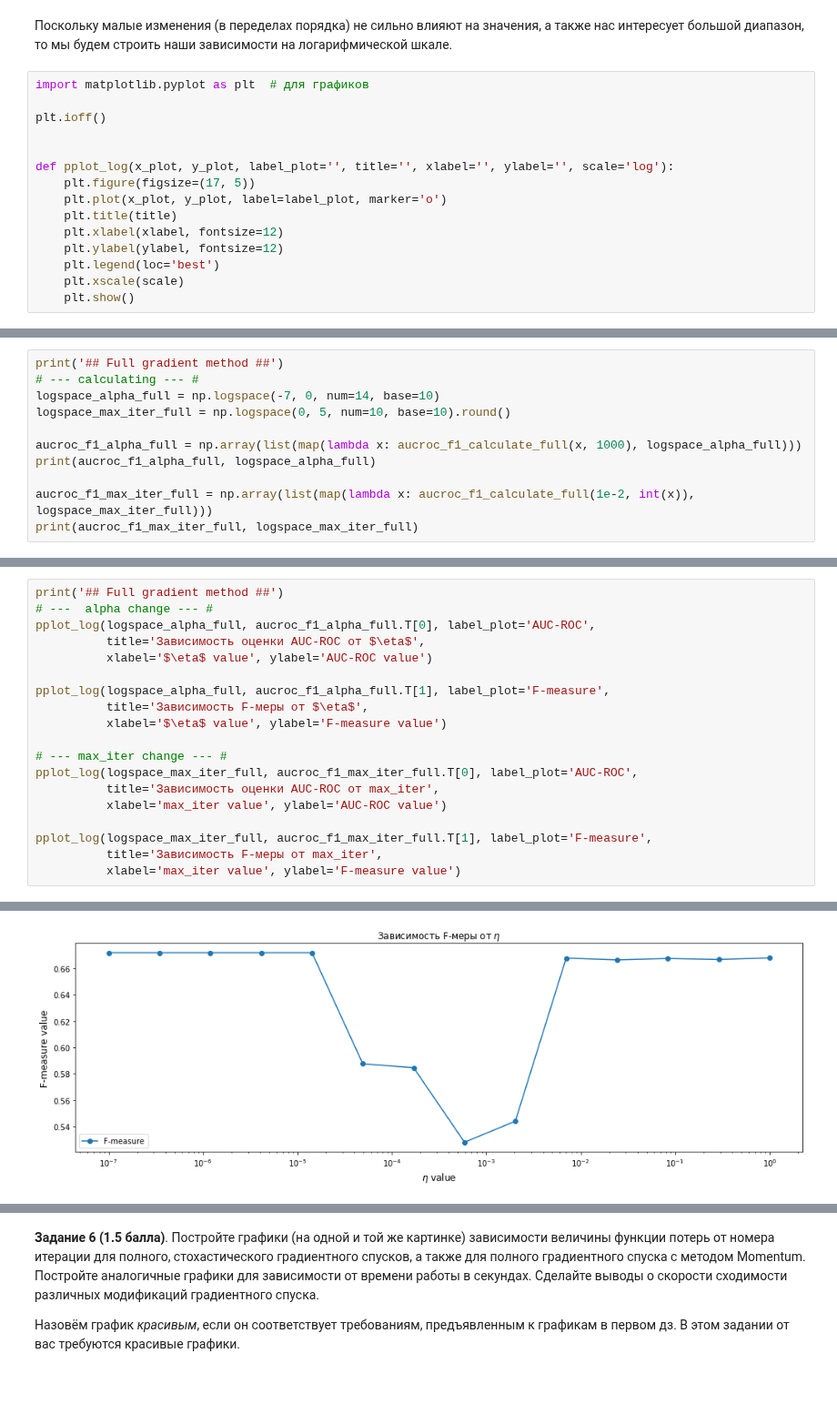
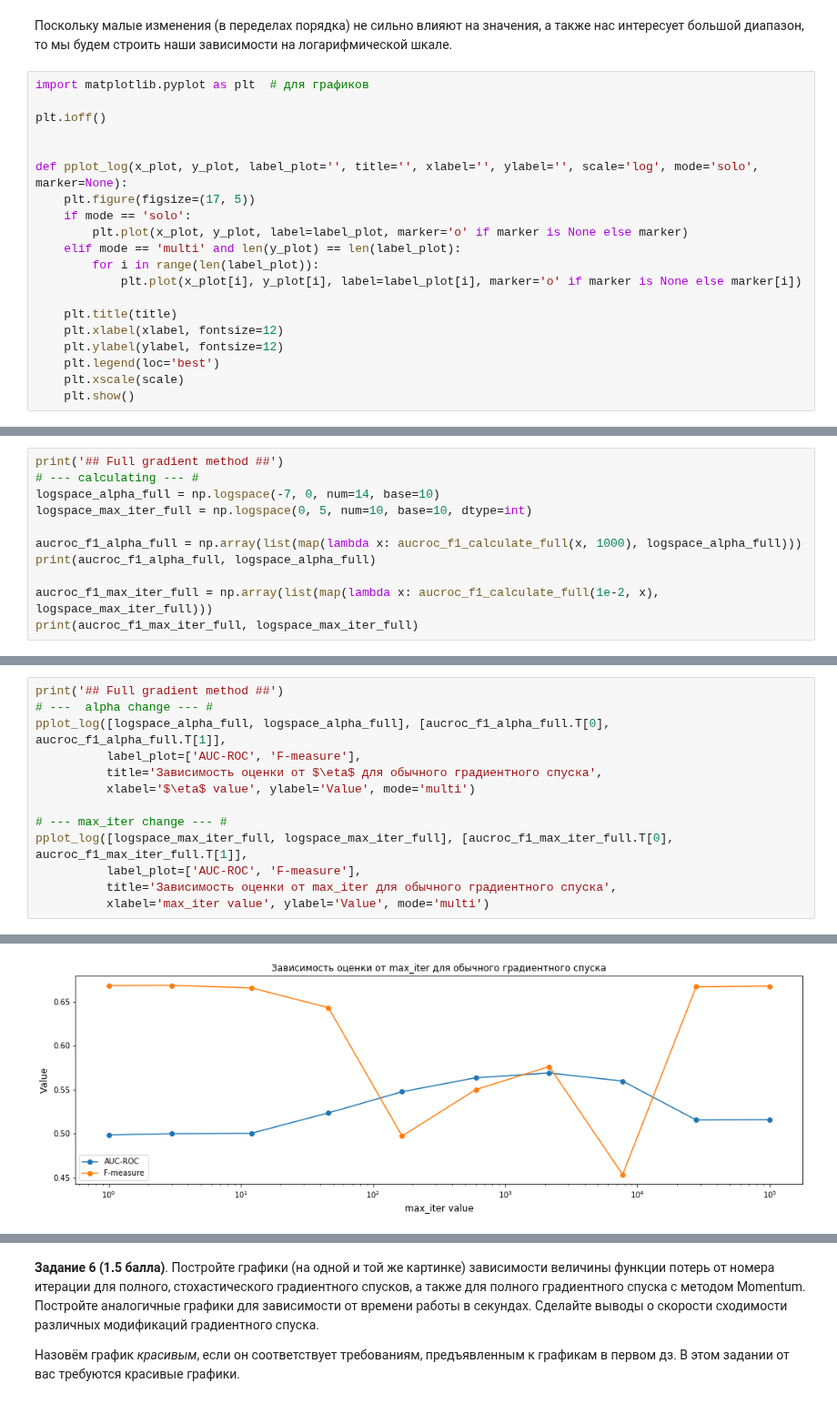
Before and after one commit to GorillazZz1/ml-course-hse-2020, a Jupyter notebook: hw4.ipynb, the cells around one changed output, grey strips where cells are left out. Shown at 91% size. Cells and saved outputs as stored; diff of their text form.

```diff
--- a/hw4.ipynb
+++ b/hw4.ipynb
@@ -326,9 +371,14 @@ import matplotlib.pyplot as plt  # для графиков
 plt.ioff()
 
 
-def pplot_log(x_plot, y_plot, label_plot='', title='', xlabel='', ylabel='', scale='log'):
+def pplot_log(x_plot, y_plot, label_plot='', title='', xlabel='', ylabel='', scale='log', mode='solo', marker=None):
     plt.figure(figsize=(17, 5))
-    plt.plot(x_plot, y_plot, label=label_plot, marker='o')
+    if mode == 'solo':
+        plt.plot(x_plot, y_plot, label=label_plot, marker='o' if marker is None else marker)
+    elif mode == 'multi' and len(y_plot) == len(label_plot):
+        for i in range(len(label_plot)):
+            plt.plot(x_plot[i], y_plot[i], label=label_plot[i], marker='o' if marker is None else marker[i])
+
     plt.title(title)
     plt.xlabel(xlabel, fontsize=12)
     plt.ylabel(ylabel, fontsize=12)
@@ -367,12 +425,12 @@ def aucroc_f1_calculate_mm(alpha, max_iter, nu):
 print('## Full gradient method ##')
 # --- calculating --- #
 logspace_alpha_full = np.logspace(-7, 0, num=14, base=10)
-logspace_max_iter_full = np.logspace(0, 5, num=10, base=10).round()
+logspace_max_iter_full = np.logspace(0, 5, num=10, base=10, dtype=int)
 
 aucroc_f1_alpha_full = np.array(list(map(lambda x: aucroc_f1_calculate_full(x, 1000), logspace_alpha_full)))
 print(aucroc_f1_alpha_full, logspace_alpha_full)
 
-aucroc_f1_max_iter_full = np.array(list(map(lambda x: aucroc_f1_calculate_full(1e-2, int(x)), logspace_max_iter_full)))
+aucroc_f1_max_iter_full = np.array(list(map(lambda x: aucroc_f1_calculate_full(1e-2, x), logspace_max_iter_full)))
 print(aucroc_f1_max_iter_full, logspace_max_iter_full)
 # %% [output]
 ## Full gradient method ##
@@ -411,21 +469,15 @@ print(aucroc_f1_max_iter_full, logspace_max_iter_full)
 # %%
 print('## Full gradient method ##')
 # ---  alpha change --- #
-pplot_log(logspace_alpha_full, aucroc_f1_alpha_full.T[0], label_plot='AUC-ROC',
-          title='Зависимость оценки AUC-ROC от $\eta$',
-          xlabel='$\eta$ value', ylabel='AUC-ROC value')
-
-pplot_log(logspace_alpha_full, aucroc_f1_alpha_full.T[1], label_plot='F-measure',
-          title='Зависимость F-меры от $\eta$',
-          xlabel='$\eta$ value', ylabel='F-measure value')
+pplot_log([logspace_alpha_full, logspace_alpha_full], [aucroc_f1_alpha_full.T[0], aucroc_f1_alpha_full.T[1]],
+          label_plot=['AUC-ROC', 'F-measure'],
+          title='Зависимость оценки от $\eta$ для обычного градиентного спуска',
+          xlabel='$\eta$ value', ylabel='Value', mode='multi')
 
 # --- max_iter change --- #
-pplot_log(logspace_max_iter_full, aucroc_f1_max_iter_full.T[0], label_plot='AUC-ROC',
-          title='Зависимость оценки AUC-ROC от max_iter',
-          xlabel='max_iter value', ylabel='AUC-ROC value')
-
-pplot_log(logspace_max_iter_full, aucroc_f1_max_iter_full.T[1], label_plot='F-measure',
-          title='Зависимость F-меры от max_iter',
-          xlabel='max_iter value', ylabel='F-measure value')
+pplot_log([logspace_max_iter_full, logspace_max_iter_full], [aucroc_f1_max_iter_full.T[0], aucroc_f1_max_iter_full.T[1]],
+          label_plot=['AUC-ROC', 'F-measure'],
+          title='Зависимость оценки от max_iter для обычного градиентного спуска',
+          xlabel='max_iter value', ylabel='Value', mode='multi')
 # %% [output]
 ## Full gradient method ##
@@ -433 +485 @@ pplot_log(logspace_max_iter_full, aucroc_f1_max_iter_full.T[1], label_plot='F-me
-[figure, old version]
+[figure, new version]
```
Also changed, not shown: parts of 33 cells of this notebook.
